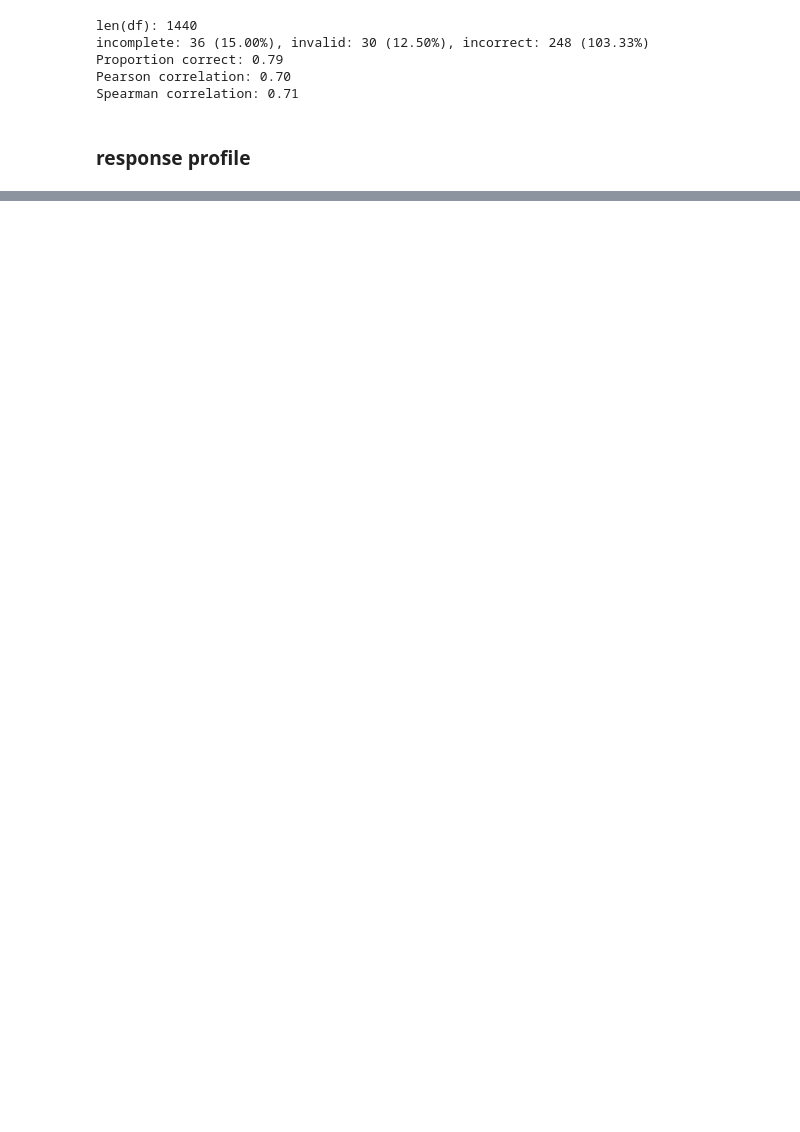
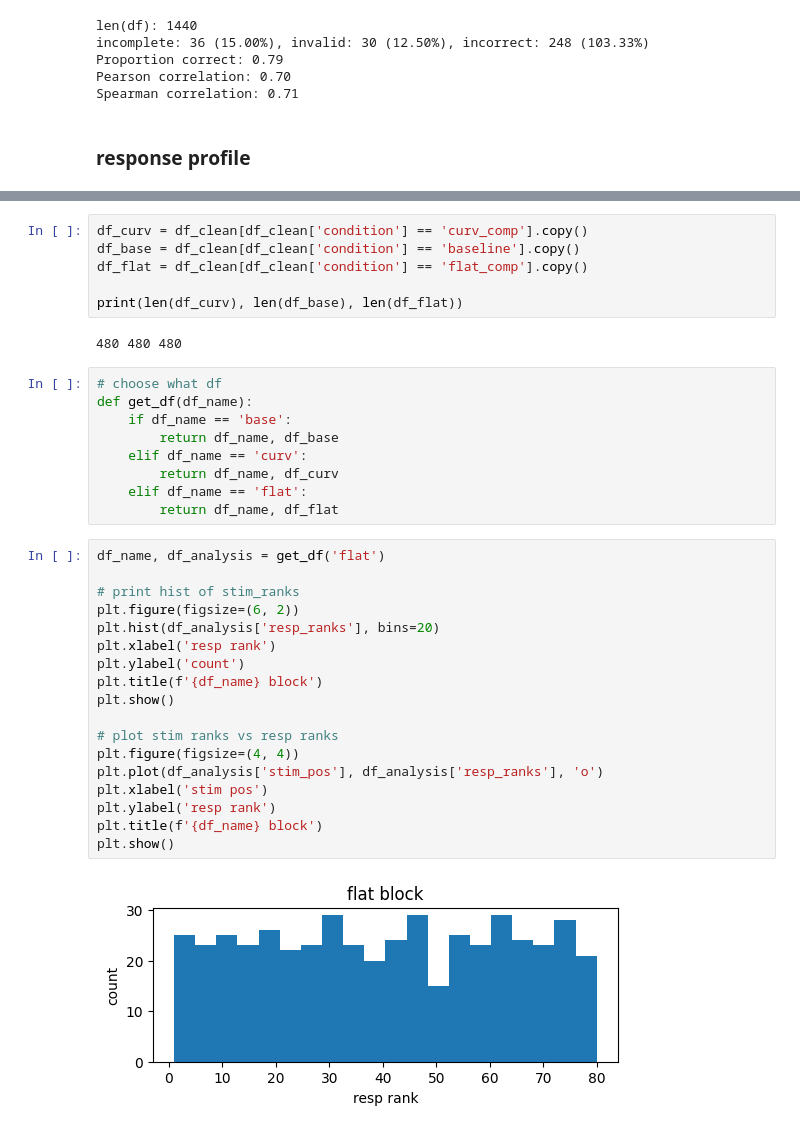
Before and after one commit to siyer7/asymmetry_design, a Jupyter notebook: code/python/beh_analyses_attention.ipynb, the cells around one changed output, grey strips where cells are left out. Saved outputs shown, nothing was run; the diff lists cells and outputs as text; blank space fills up the shorter version.

```diff
--- a/code/python/beh_analyses_attention.ipynb
+++ b/code/python/beh_analyses_attention.ipynb
@@ -171,0 +201,37 @@ plt.show()
+# %%
+df_curv = df_clean[df_clean['condition'] == 'curv_comp'].copy()
+df_base = df_clean[df_clean['condition'] == 'baseline'].copy()
+df_flat = df_clean[df_clean['condition'] == 'flat_comp'].copy()
+
+print(len(df_curv), len(df_base), len(df_flat))
+# %% [output]
+480 480 480
+# %%
+# choose what df
+def get_df(df_name):
+    if df_name == 'base':
+        return df_name, df_base
+    elif df_name == 'curv':
+        return df_name, df_curv
+    elif df_name == 'flat':
+        return df_name, df_flat
+# %%
+df_name, df_analysis = get_df('flat')
+
+# print hist of stim_ranks
+plt.figure(figsize=(6, 2))
+plt.hist(df_analysis['resp_ranks'], bins=20)
+plt.xlabel('resp rank')
+plt.ylabel('count')
+plt.title(f'{df_name} block')
+plt.show()
+
+# plot stim ranks vs resp ranks
+plt.figure(figsize=(4, 4))
+plt.plot(df_analysis['stim_pos'], df_analysis['resp_ranks'], 'o')
+plt.xlabel('stim pos')
+plt.ylabel('resp rank')
+plt.title(f'{df_name} block')
+plt.show()
+# %% [output]
+[figure, added]
```
Also changed, not shown: parts of 13 cells of this notebook, 5 other files.
